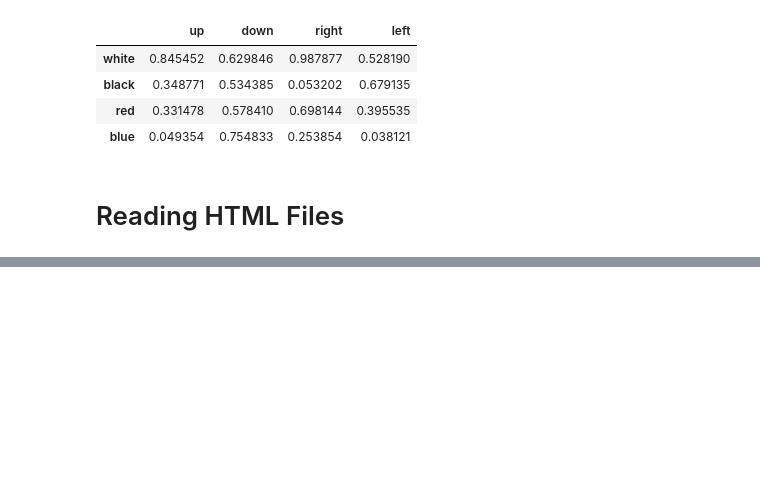
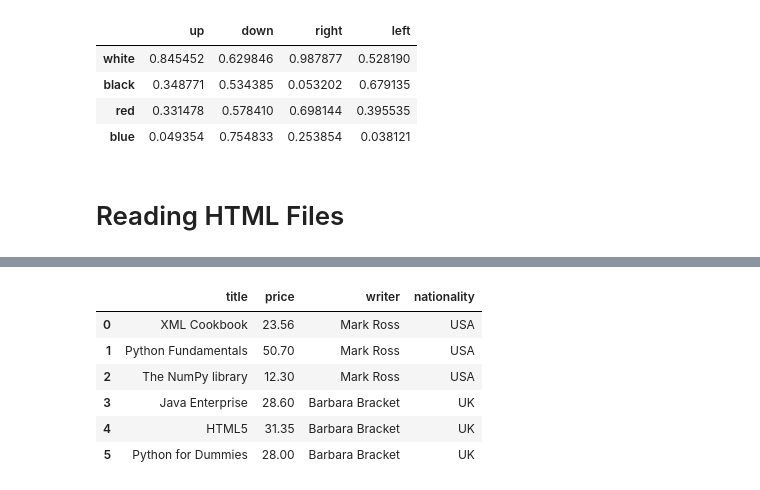
Before and after one commit to OliverRevilla/RW_Pandas, a Jupyter notebook: Pandas_R_W.ipynb, the cells around one changed output, grey strips where cells are left out. Saved outputs shown, nothing was run; the diff lists cells and outputs as text; code cells hidden in the pictures; blank space fills up the shorter version.

```diff
--- a/Pandas_R_W.ipynb
+++ b/Pandas_R_W.ipynb
@@ -305,0 +480,7 @@ dolar
+# %%
+#when the data is not tabular, we need to import json library, like this
+import json
+file = open('books.json','r')
+text = file.read()
+text = json.loads(text)
+text
@@ -305,0 +509,10 @@ dolar
+# %%
+json_normalize(text,'books',['writer','nationality']) # writer and nationality aren't at the same level of books inside text.
+# %% [output]
+|  | title | price | writer | nationality |
+| 0 | XML Cookbook | 23.56 | Mark Ross | USA |
+| 1 | Python Fundamentals | 50.70 | Mark Ross | USA |
+| 2 | The NumPy library | 12.30 | Mark Ross | USA |
+| 3 | Java Enterprise | 28.60 | Barbara Bracket | UK |
+| 4 | HTML5 | 31.35 | Barbara Bracket | UK |
+| 5 | Python for Dummies | 28.00 | Barbara Bracket | UK |
```
Also changed, not shown: parts of 27 cells of this notebook.
